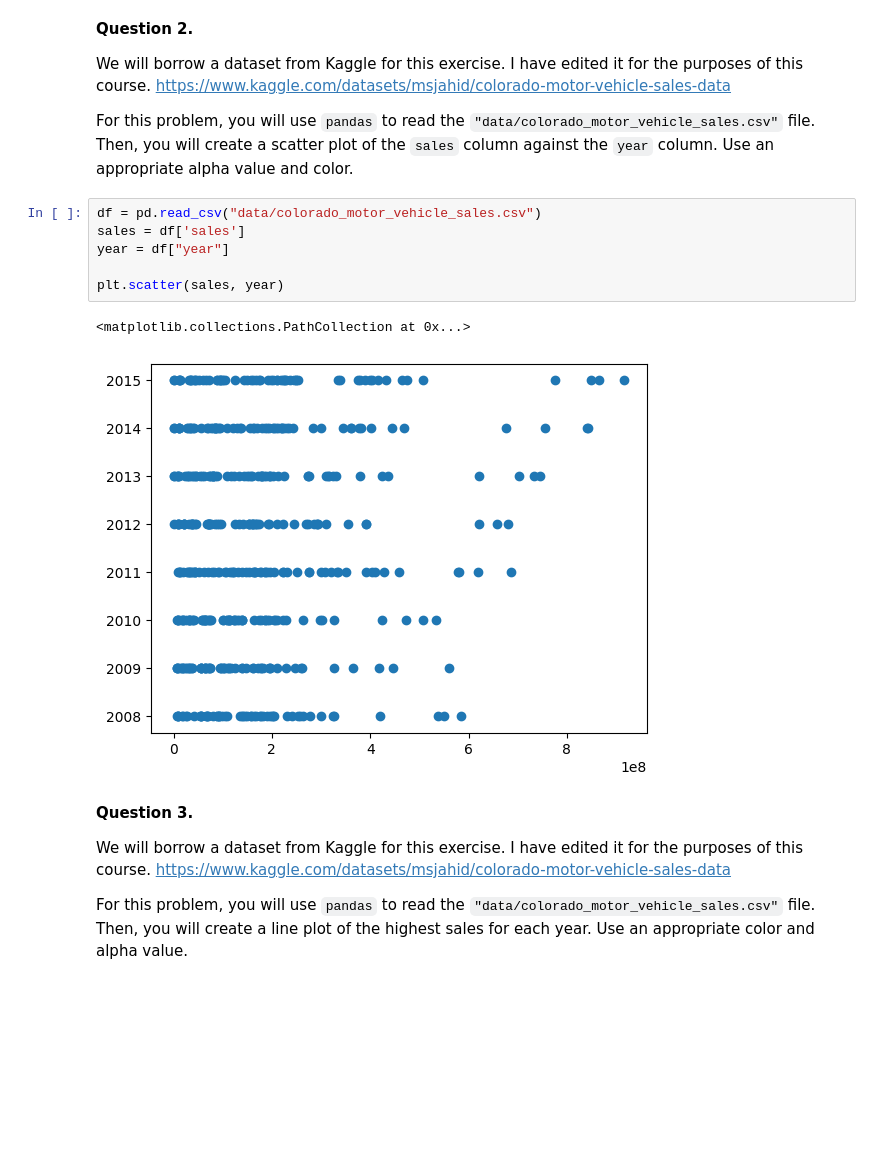
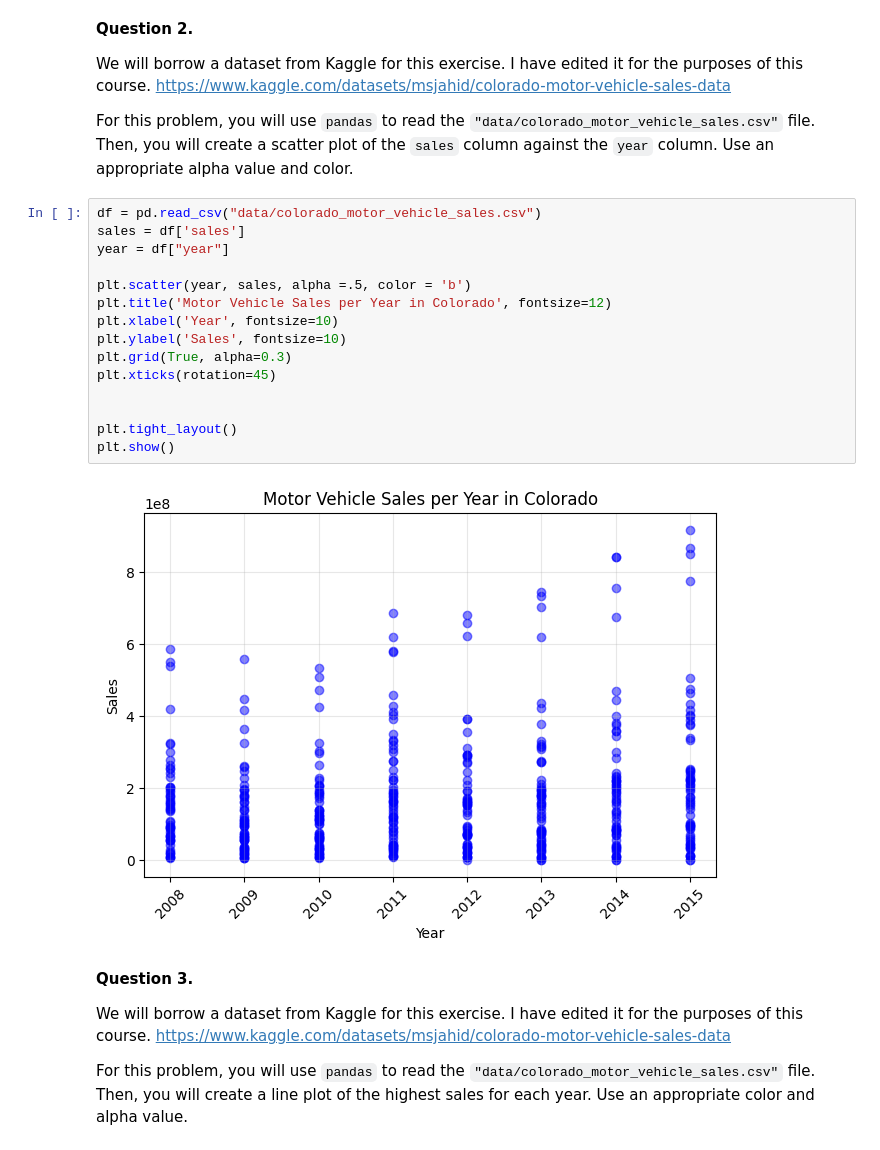
Before and after one commit to AndrewsBoahen/STT-890-M3A3, a Jupyter notebook: intro2Matplotlib.ipynb, the cells around one changed output. Drawn from its saved outputs; the diff is of its cells as text; blank space fills up the shorter version.

```diff
--- a/intro2Matplotlib.ipynb
+++ b/intro2Matplotlib.ipynb
@@ -373,12 +373,20 @@ For this problem, you will use `pandas` to read the `"data/colorado_motor_vehicl
 # %%
 df = pd.read_csv("data/colorado_motor_vehicle_sales.csv")
 sales = df['sales']
 year = df["year"]
 
-plt.scatter(sales, year)
+plt.scatter(year, sales, alpha =.5, color = 'b')
+plt.title('Motor Vehicle Sales per Year in Colorado', fontsize=12)
+plt.xlabel('Year', fontsize=10)
+plt.ylabel('Sales', fontsize=10)
+plt.grid(True, alpha=0.3)
+plt.xticks(rotation=45)
+
+
+plt.tight_layout()
+plt.show()
 # %% [output]
-<matplotlib.collections.PathCollection at 0x...>
-[figure, old version]
+[figure, new version]
 # %% [markdown]
 <!-- END QUESTION -->
 
```
Also changed, not shown: parts of 6 cells of this notebook, 1 other file.
